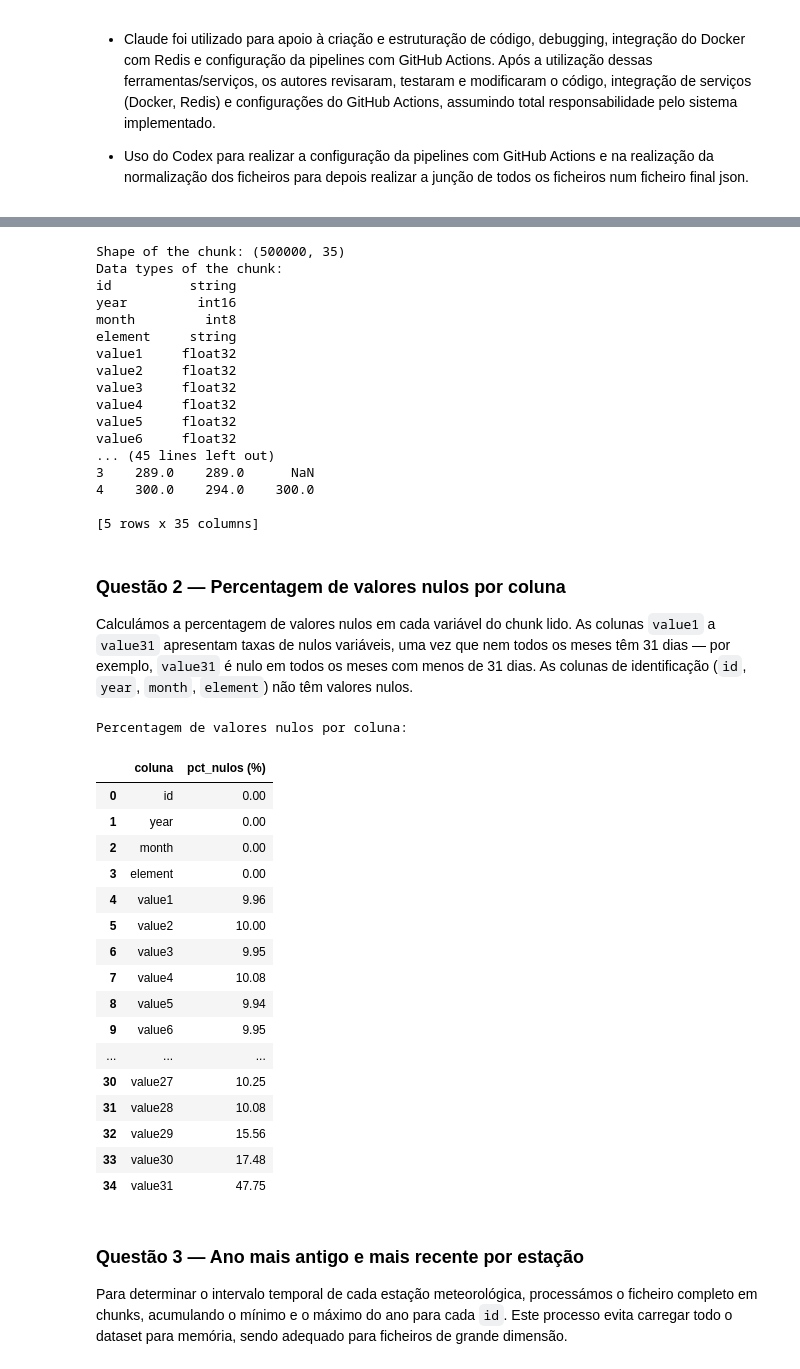
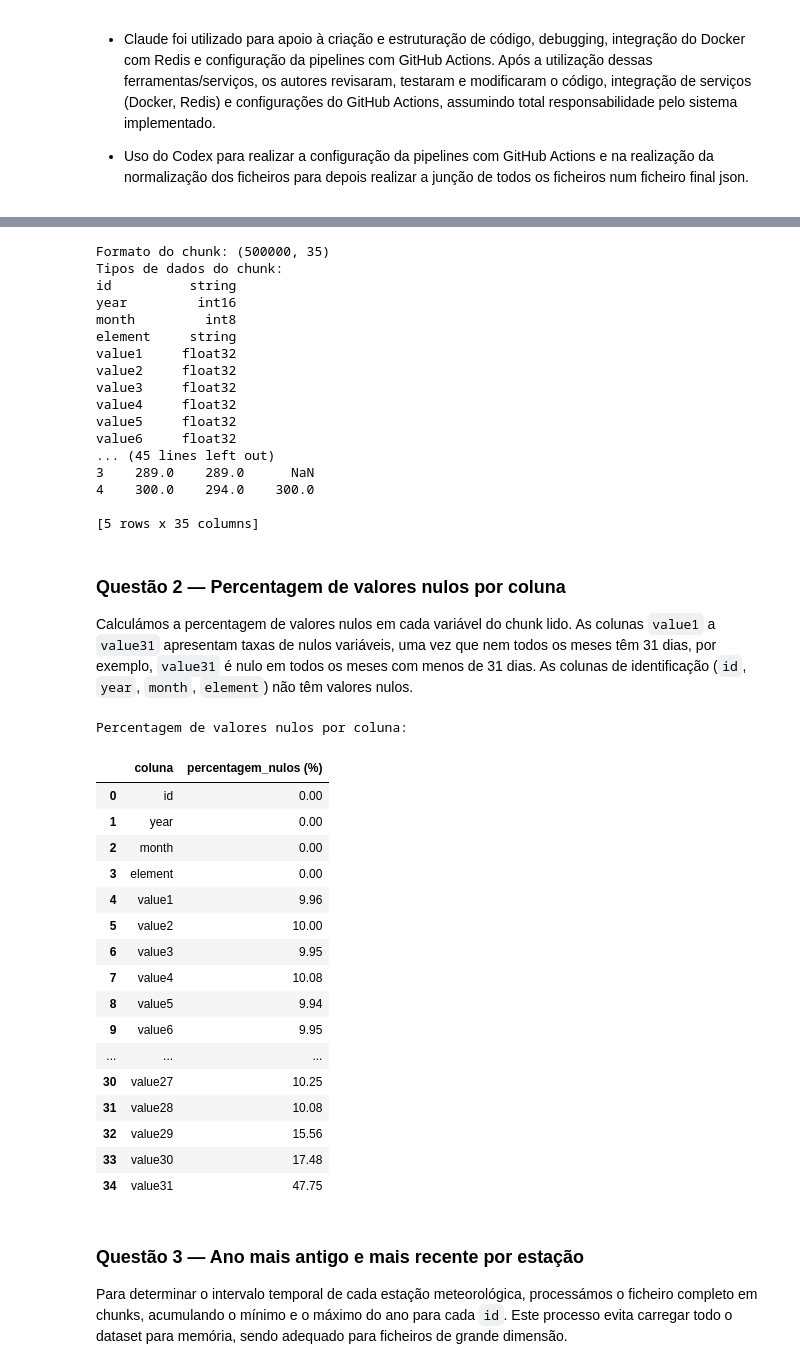
Before and after one commit to Tiago-Riscado/Cinecia_Dados_PROJ2, a Jupyter notebook: src/notebook.ipynb, the cells around one changed output, grey strips where cells are left out. Saved outputs shown, nothing was run; the diff lists cells and outputs as text; code cells hidden in the pictures.

```diff
--- a/src/notebook.ipynb
+++ b/src/notebook.ipynb
@@ -80,12 +83,12 @@ df = pd.read_csv(DATA_PATH, usecols=USE_COLS, dtype=DTYPES, na_values=[-9999], c
 
 chunk = next(df)
 
-print(f"Shape of the chunk: {chunk.shape}")
-print(f"Data types of the chunk:\n{chunk.dtypes}")
-print(f"First 5 rows of the chunk:\n{chunk.head()}")
+print(f"Formato do chunk: {chunk.shape}")
+print(f"Tipos de dados do chunk:\n{chunk.dtypes}")
+print(f"Primeiras 5 linhas do chunk:\n{chunk.head()}")
 # %% [output]
-Shape of the chunk: (500000, 35)
-Data types of the chunk:
+Formato do chunk: (500000, 35)
+Tipos de dados do chunk:
 id          string
 year         int16
 month         int8
@@ -104,17 +107,17 @@ value6     float32
 # %% [markdown]
 ### Questão 2 — Percentagem de valores nulos por coluna
 
-Calculámos a percentagem de valores nulos em cada variável do chunk lido. As colunas `value1` a `value31` apresentam taxas de nulos variáveis, uma vez que nem todos os meses têm 31 dias — por exemplo, `value31` é nulo em todos os meses com menos de 31 dias. As colunas de identificação (`id`, `year`, `month`, `element`) não têm valores nulos.
+Calculámos a percentagem de valores nulos em cada variável do chunk lido. As colunas `value1` a `value31` apresentam taxas de nulos variáveis, uma vez que nem todos os meses têm 31 dias, por exemplo, `value31` é nulo em todos os meses com menos de 31 dias. As colunas de identificação (`id`, `year`, `month`, `element`) não têm valores nulos.
 # %%
 null_count = (chunk.isnull().sum() / len(chunk) * 100).round(2)
 null_df = null_count.reset_index()
-null_df.columns = ['coluna', 'pct_nulos (%)']
+null_df.columns = ['coluna', 'percentagem_nulos (%)']
 
 print("Percentagem de valores nulos por coluna:")
 null_df
 # %% [output]
 Percentagem de valores nulos por coluna:
-|  | coluna | pct_nulos (%) |
+|  | coluna | percentagem_nulos (%) |
 | 0 | id | 0.00 |
 | 1 | year | 0.00 |
 | 2 | month | 0.00 |
```
Also changed, not shown: parts of 13 cells of this notebook.
